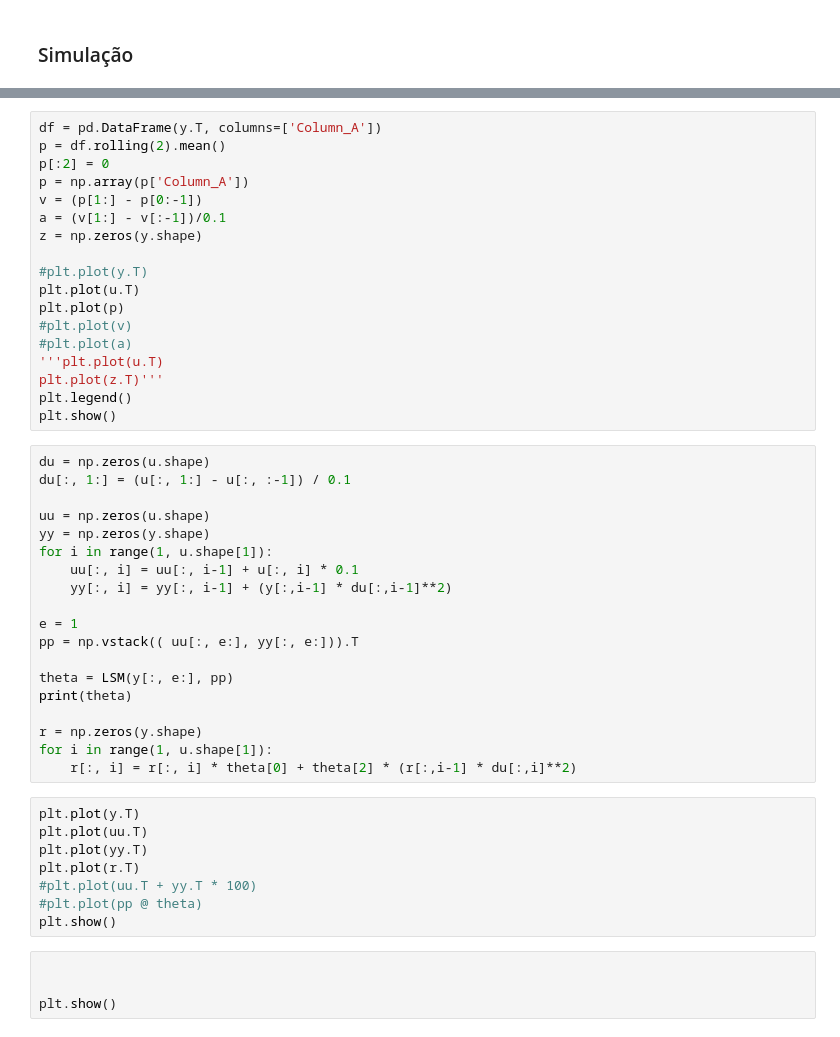
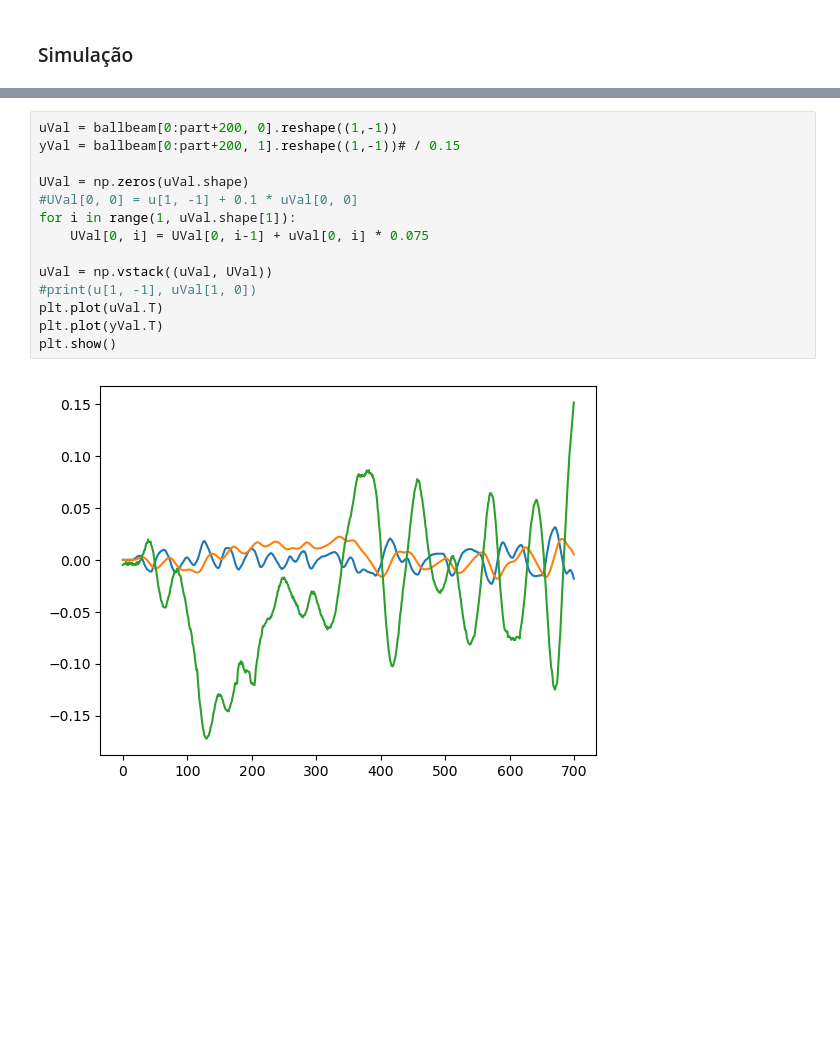
Before and after one commit to JonhLucas/NARX_MISO, a Jupyter notebook: ballAndBeam.ipynb, the cells around one changed output, grey strips where cells are left out. Saved outputs shown, nothing was run; the diff lists cells and outputs as text; blank space fills up the shorter version.

```diff
--- a/ballAndBeam.ipynb
+++ b/ballAndBeam.ipynb
@@ -81,49 +147,16 @@ plt.show()
-# %%
-df = pd.DataFrame(y.T, columns=['Column_A'])
-p = df.rolling(2).mean()
-p[:2] = 0
-p = np.array(p['Column_A'])
-v = (p[1:] - p[0:-1])
-a = (v[1:] - v[:-1])/0.1
-z = np.zeros(y.shape)
-
-#plt.plot(y.T)
-plt.plot(u.T)
-plt.plot(p)
-#plt.plot(v)
-#plt.plot(a)
-'''plt.plot(u.T)
-plt.plot(z.T)'''
-plt.legend()
-plt.show()
-# %%
-du = np.zeros(u.shape)
-du[:, 1:] = (u[:, 1:] - u[:, :-1]) / 0.1
-
-uu = np.zeros(u.shape)
-yy = np.zeros(y.shape)
-for i in range(1, u.shape[1]):
-    uu[:, i] = uu[:, i-1] + u[:, i] * 0.1
-    yy[:, i] = yy[:, i-1] + (y[:,i-1] * du[:,i-1]**2)
-
-e = 1
-pp = np.vstack(( uu[:, e:], yy[:, e:])).T
-
-theta = LSM(y[:, e:], pp)
-print(theta)
-
-r = np.zeros(y.shape)
-for i in range(1, u.shape[1]):
-    r[:, i] = r[:, i] * theta[0] + theta[2] * (r[:,i-1] * du[:,i]**2)
-# %%
-plt.plot(y.T)
-plt.plot(uu.T)
-plt.plot(yy.T)
-plt.plot(r.T)
-#plt.plot(uu.T + yy.T * 100)
-#plt.plot(pp @ theta)
-plt.show()
-# %%
-
-
-plt.show()
+# %%
+uVal = ballbeam[0:part+200, 0].reshape((1,-1))
+yVal = ballbeam[0:part+200, 1].reshape((1,-1))# / 0.15
+
+UVal = np.zeros(uVal.shape)
+#UVal[0, 0] = u[1, -1] + 0.1 * uVal[0, 0]
+for i in range(1, uVal.shape[1]):
+    UVal[0, i] = UVal[0, i-1] + uVal[0, i] * 0.075
+
+uVal = np.vstack((uVal, UVal))
+#print(u[1, -1], uVal[1, 0])
+plt.plot(uVal.T)
+plt.plot(yVal.T)
+plt.show()
+# %% [output]
+[figure, added]
```
Also changed, not shown: parts of 9 cells of this notebook, 2 other files.
